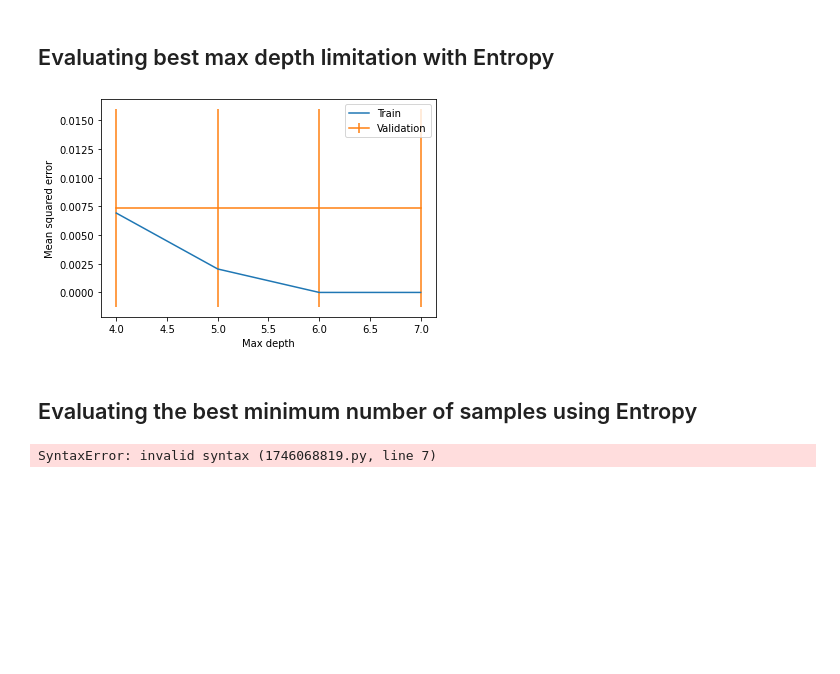
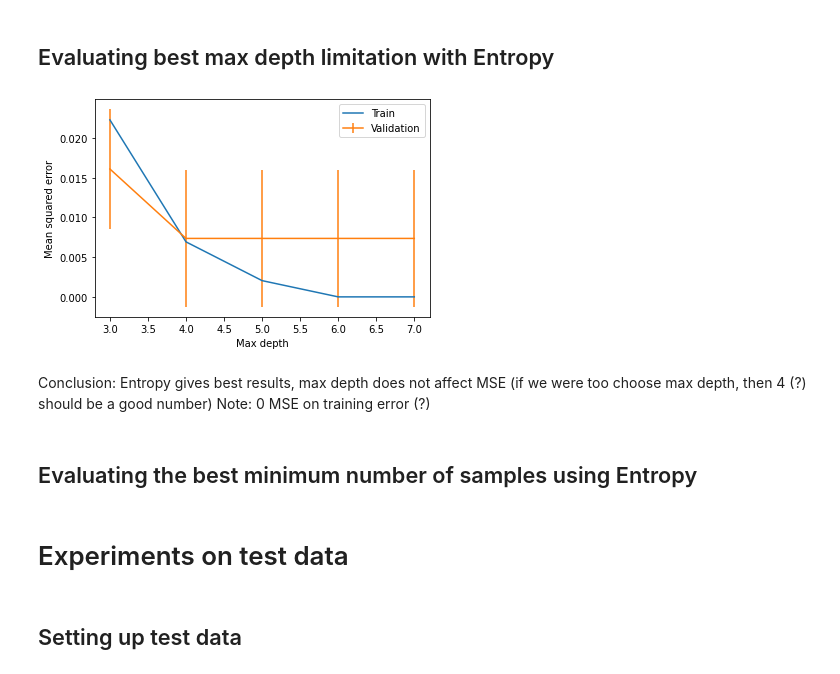
Before and after one commit to emmacona/COMP551-A1-KNN-and-Decision-tree-optimization, a Jupyter notebook: dataset-2.ipynb, the cells around one changed output. Cells and saved outputs as stored; diff of their text form; code cells hidden in the pictures; blank space fills up the shorter version.

```diff
--- a/dataset-2.ipynb
+++ b/dataset-2.ipynb
@@ -325,53 +325,35 @@ plt.show()
 # %%
 from sklearn import tree
 
-max_depth=range(4,8)
+max_depth=range(3,8)
 
 err_train,err_valid = np.zeros(len(max_depth)), np.zeros((len(max_depth), num_folds))
 
 #Evaluating value for max depth
 for i, d in enumerate(max_depth):
     #Find the validation errors for num_folds splits for a max_depth
     model = tree.DecisionTreeClassifier(criterion='entropy',max_depth=d)
     model = model.fit(x_train2, y_train2)
     err_train[i]= loss(y_train2, model.predict(x_train2))
     for f, (tr, val) in enumerate(cross_validate(n_val, num_folds)):
         model = tree.DecisionTreeClassifier(criterion='entropy',max_depth=d)
         model = model.fit(x_val2[tr,:], y_val2[tr])
         err_valid[i, f] = loss(y_val2[val], model.predict(x_val2[val]))
 
 plt.plot(max_depth, err_train,  label='Train')
 plt.errorbar(max_depth, np.mean(err_valid, axis=1), np.std(err_valid, axis=1), label='Validation')
 plt.legend()
 plt.xlabel('Max depth')
 plt.ylabel('Mean squared error')
 plt.show()
 # %% [output]
-[figure, old version]
+[figure, new version]
+# %% [markdown]
+Conclusion: Entropy gives best results, max depth does not affect MSE (if we were too choose max depth, then 4 (?) should be a good number)
+Note: 0 MSE on training error (?)
 # %% [markdown]
 ## Evaluating the best minimum number of samples using Entropy
-# %%
-from sklearn import tree
-
-min_samples=range(1,100)
-
-err_train,err_valid = np.zeros(len(min_samples)), np.zeros((len(min_samples, num_folds))
-
-for i, d in enumerate(min_samples):
-    #Find the validation errors for num_folds splits for a given number of min samples
-    model = tree.DecisionTreeClassifier(criterion='entropy',min_samples_split=d)
-    model = model.fit(x_train2, y_train2)
-    err_train[i]= loss(y_train2, model.predict(x_train2))
-    for f, (tr, val) in enumerate(cross_validate(n_val, num_folds)):
-        model = tree.DecisionTreeClassifier(criterion='entropy',min_samples_split=d)
-        model = model.fit(x_val2[tr,:], y_val2[tr])
-        err_valid[i, f] = loss(y_val2[val], model.predict(x_val2[val]))
-
-plt.plot(max_depth, err_train,  label='Train')
-plt.errorbar(max_depth, np.mean(err_valid, axis=1), np.std(err_valid, axis=1), label='Validation')
-plt.legend()
-plt.xlabel('Max depth')
-plt.ylabel('Mean squared error')
-plt.show()
-# %% [output]
-SyntaxError: invalid syntax (1746068819.py, line 7)
+# %% [markdown]
+# Experiments on test data
+# %% [markdown]
+## Setting up test data
```
Also changed, not shown: parts of 6 cells of this notebook.
